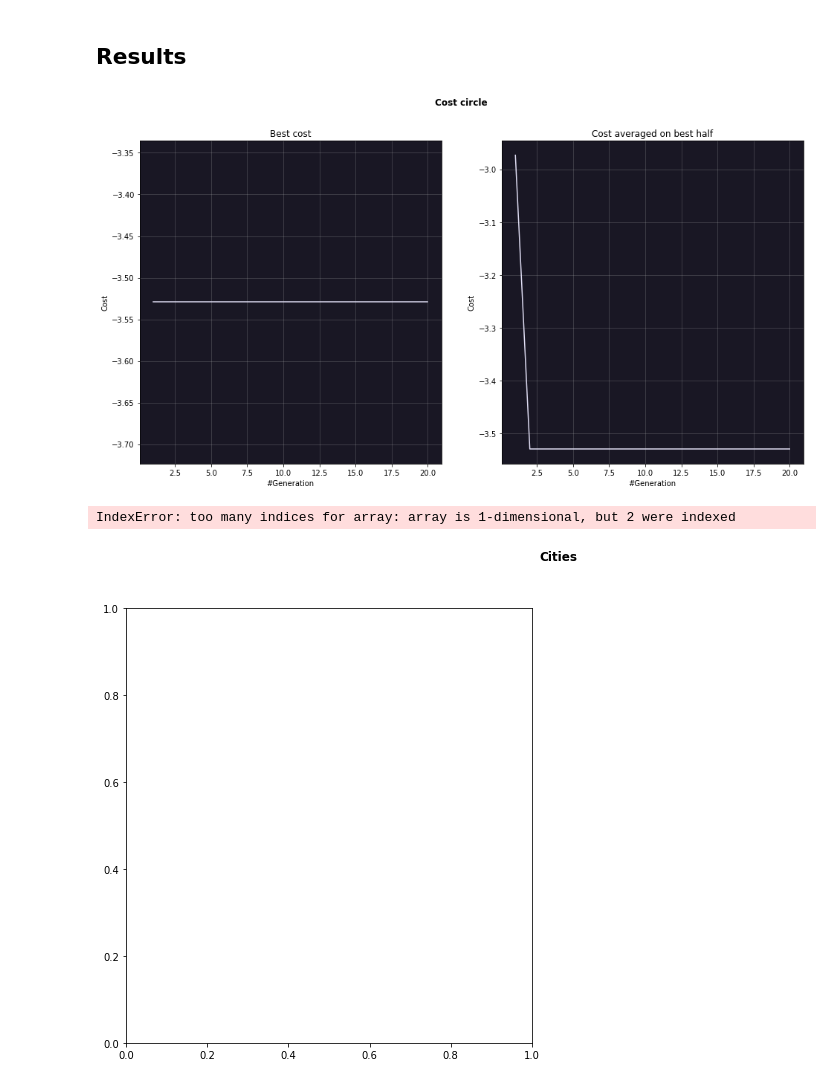
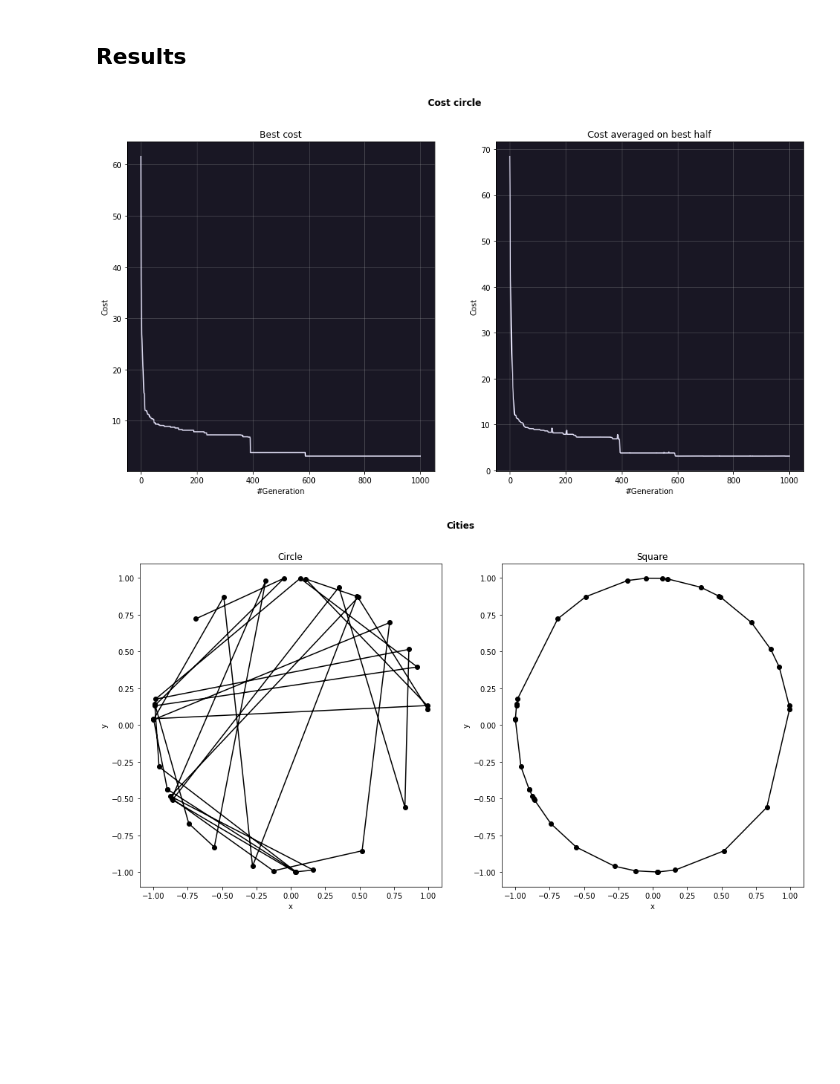
Before and after one commit to ormfav/LsnDavideVallenzasca, a Jupyter notebook: 09/09.ipynb, the cells around one changed output. Cells and saved outputs as stored; diff of their text form; code cells hidden in the pictures; blank space fills up the shorter version.

```diff
--- a/09/09.ipynb
+++ b/09/09.ipynb
@@ -35,15 +35,15 @@ er2 = "#6e6a86" #second error bar
 fig=plt.figure(figsize=(16, 8))
 plt.suptitle('Cost circle', weight='bold')
 
-data = np.genfromtxt("out/091-costs_square.csv", delimiter=",", skip_header=1)
-x=np.arange(1,21)
 #Best cost
-y=data[:,0]
+data = np.genfromtxt("out/091-bestcost_circle.csv", delimiter=",", skip_header=1)
+x=data[:,0]
+y_best=data[:,1]
 
 plt.subplot(121)
 fig.axes[0].set_facecolor(stb)
 
-plt.errorbar(x,y,color=ste)
+plt.errorbar(x,y_best,color=ste)
 
 plt.xlabel('#Generation')
 plt.ylabel('Cost')
@@ -51,12 +51,12 @@ plt.title("Best cost")
 plt.grid(alpha=0.3)
 
 #Ave cost
-y=data[:,1]
-
+data = np.genfromtxt("out/091-besthalfcost_circle.csv", delimiter=",", skip_header=1)
+y_half=data[:,1]
 plt.subplot(122)
 fig.axes[1].set_facecolor(stb)
 
-plt.errorbar(x,y,color=ste)
+plt.errorbar(x,y_half,color=ste)
 
 plt.xlabel('#Generation')
 plt.ylabel('Cost')
@@ -65,30 +65,29 @@ plt.grid(alpha=0.3)
 
 plt.show()
 # %% [output]
-[figure, old version]
+[figure, new version]
 # %%
 fig=plt.figure(figsize=(16, 8))
 plt.suptitle('Cities', weight='bold')
 
 plt.subplot(121)
-data = np.genfromtxt("out/091-coord_circle.csv", delimiter=",", skip_header=0)
+data = np.genfromtxt("out/091-firstpath_circle.csv", delimiter=",", skip_header=0)
 x=data[:,0]
 y=data[:,1]
-plt.scatter(x,y, label='test', color='k', s=25, marker="o")
+plt.plot(x,y, label='test', color='k', marker="o")
 plt.xlabel('x')
 plt.ylabel('y')
 plt.title('Circle')
 
 
 plt.subplot(122)
-data = np.genfromtxt("out/091-coord_square.csv", delimiter=",", skip_header=0)
+data = np.genfromtxt("out/091-bestpath_circle.csv", delimiter=",", skip_header=0)
 x=data[:,0]
 y=data[:,1]
-plt.scatter(x,y, label='test', color='k', s=25, marker="o")
+plt.plot(x,y, label='test', color='k', marker="o")
 plt.xlabel('x')
 plt.ylabel('y')
 plt.title('Square')
 plt.show()
 # %% [output]
-IndexError: too many indices for array: array is 1-dimensional, but 2 were indexed
-[figure, old version]
+[figure, new version]
```
Also changed, not shown: parts of 1 cell of this notebook, 18 other files.
